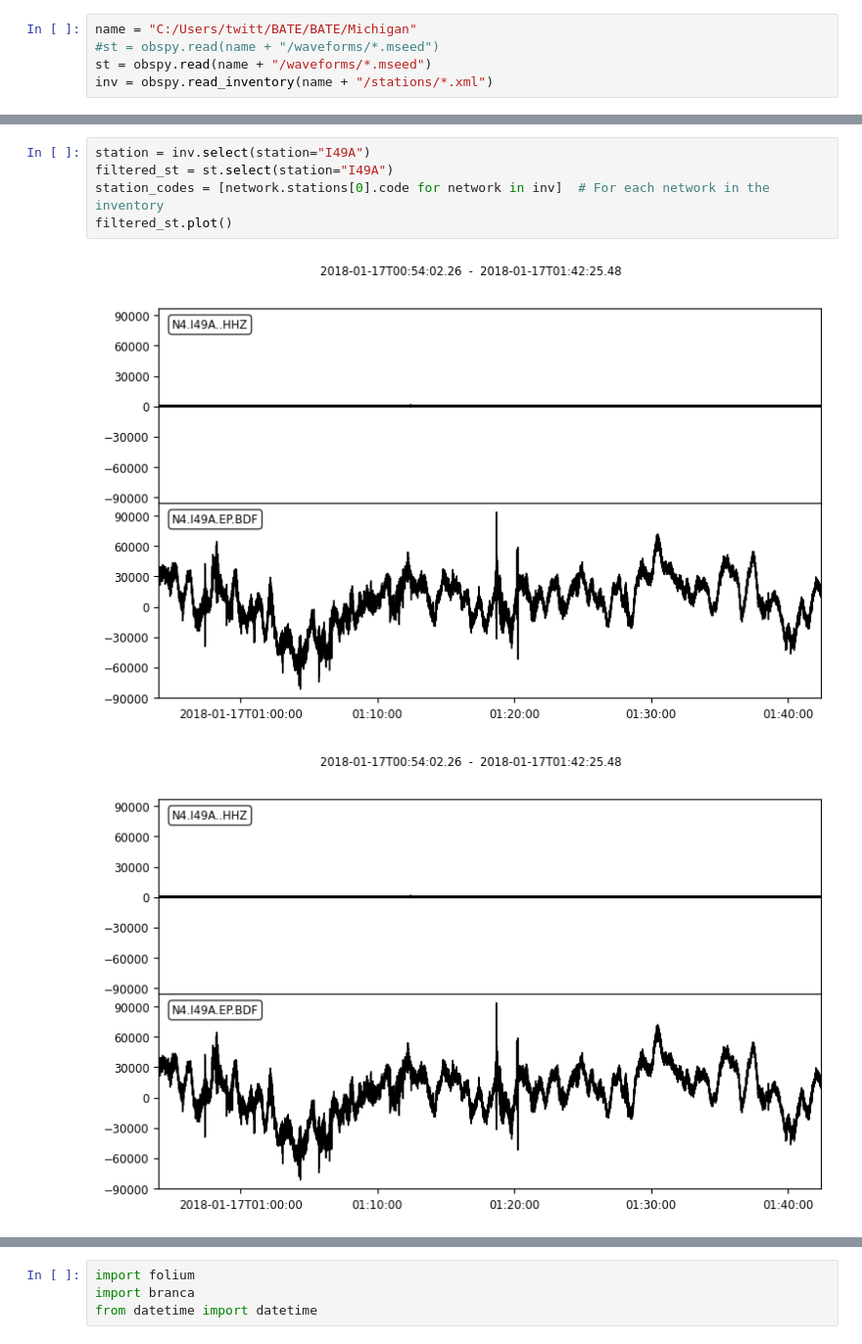
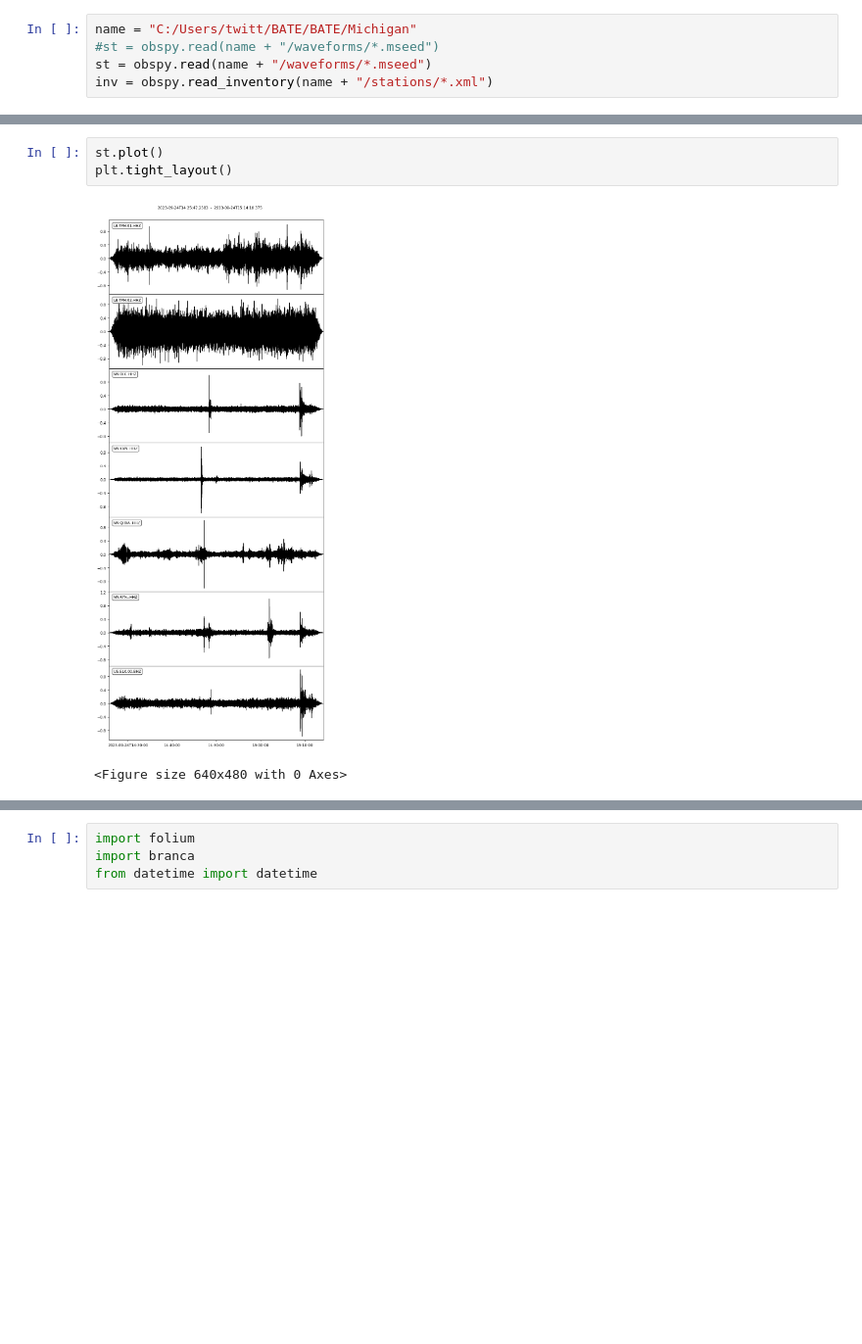
Before and after one commit to KieranTheYanaway/BATE, a Jupyter notebook: dev/Mseed_viewer.ipynb, the cells around one changed output, grey strips where cells are left out. Shown at 98% size. Saved outputs shown, nothing was run; the diff lists cells and outputs as text; blank space fills up the shorter version.

```diff
--- a/dev/Mseed_viewer.ipynb
+++ b/dev/Mseed_viewer.ipynb
@@ -56,11 +36,9 @@ Inventory created at 2025-04-06T20:32:26.701019Z
-# %%
-station = inv.select(station="I49A")
-filtered_st = st.select(station="I49A")
-station_codes = [network.stations[0].code for network in inv]  # For each network in the inventory
-filtered_st.plot()
-# %% [output]
-[figure, removed]
-[figure, removed]
+# %%
+st.plot()
+plt.tight_layout()
+# %% [output]
+[figure, added]
+<Figure size 640x480 with 0 Axes>
 # %%
 st.merge(fill_value='interpolate')
 st.detrend('demean')
```
Also changed, not shown: parts of 11 cells of this notebook, 13 other files.
